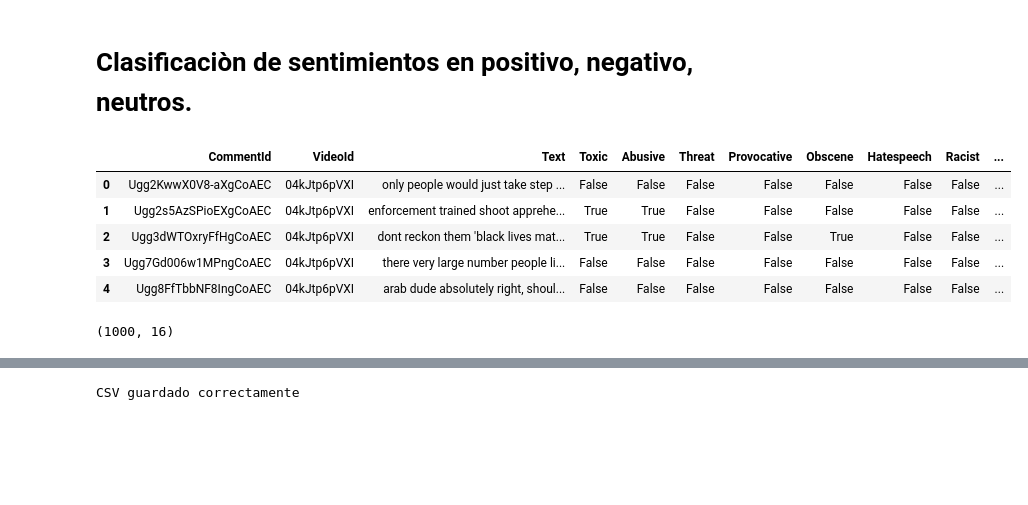
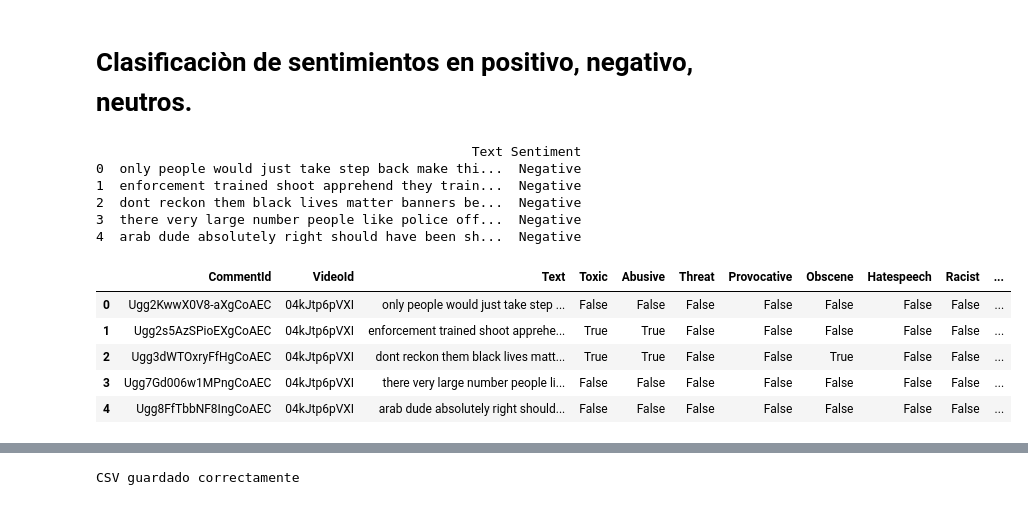
Before and after one commit to AI-School-F5-P3/NLPL2-YUTU, a Jupyter notebook: notebook/Youtube_eda.ipynb, the cells around one changed output, grey strips where cells are left out. Saved outputs shown, nothing was run; the diff lists cells and outputs as text; code cells hidden in the pictures; blank space fills up the shorter version.

```diff
--- a/notebook/Youtube_eda.ipynb
+++ b/notebook/Youtube_eda.ipynb
@@ -380,40 +421,46 @@ sia = SentimentIntensityAnalyzer()
 # %%
-# Función para determinar si el comentario es negativo basado en las columnas adicionales
+from vaderSentiment.vaderSentiment import SentimentIntensityAnalyzer
+
+# Inicializar el analizador de sentimiento
+sia = SentimentIntensityAnalyzer()
+
 def determine_sentiment(row):
-    # Listado de columnas a revisar
-    negative_columns = ['Toxic', 'Abusive', 'Threat',
-       'Provocative', 'Obscene', 'Hatespeech', 'Racist', 'Nationalist',
-       'Sexist', 'Homophobic', 'ReligiousHate', 'Radicalism']
+    # Listado de columnas que indican toxicidad
+    negative_columns = ['Toxic', 'Abusive', 'Threat', 'Provocative', 'Obscene',
+                        'Hatespeech', 'Racist', 'Nationalist', 'Sexist',
+                        'Homophobic', 'ReligiousHate', 'Radicalism']
 
-    # Si alguna de las columnas es True, clasificar como "Negative"
+    # Si alguna de las columnas de toxicidad es True, clasificar como "Negative"
     if row[negative_columns].any():
         return 'Negative'
 
-    # Si todas las columnas son False, usar la polaridad del análisis de sentimiento
+    # Si todas son False, determinar el sentimiento basado en el análisis de polaridad
     sentiment_score = sia.polarity_scores(row['Text'])['compound']
-    if sentiment_score > 0:
-        return 'Positive'
-    elif sentiment_score == 0:
-        return 'Neutral'
-    else:
-        return 'Negative'
 
-# Aplicar la función para determinar el sentimiento
+    # Clasificar como "Positive" o "Negative" según el puntaje de polaridad
+    return 'Positive' if sentiment_score > 0 else 'Negative'
+
+# Aplicar la función al DataFrame
 df['Sentiment'] = df.apply(determine_sentiment, axis=1)
 
 # Mostrar algunas filas para verificar el resultado
-df.head()
+print(df[['Text', 'Sentiment']].head())
 # %% [output]
-|  | CommentId | VideoId | Text | Toxic | Abusive | Threat | Provocative | Obscene | Hatespeech | Racist | ... |
-| 0 | Ugg2KwwX0V8-aXgCoAEC | 04kJtp6pVXI | only people would just take step ... | False | False | False | False | False | False | False | ... |
-| 1 | Ugg2s5AzSPioEXgCoAEC | 04kJtp6pVXI | enforcement trained shoot apprehe... | True | True | False | False | False | False | False | ... |
-| 2 | Ugg3dWTOxryFfHgCoAEC | 04kJtp6pVXI | dont reckon them 'black lives mat... | True | True | False | False | True | False | False | ... |
-| 3 | Ugg7Gd006w1MPngCoAEC | 04kJtp6pVXI | there very large number people li... | False | False | False | False | False | False | False | ... |
-| 4 | Ugg8FfTbbNF8IngCoAEC | 04kJtp6pVXI | arab dude absolutely right, shoul... | False | False | False | False | False | False | False | ... |
+                                                Text Sentiment
+0  only people would just take step back make thi...  Negative
+1  enforcement trained shoot apprehend they train...  Negative
+2  dont reckon them black lives matter banners be...  Negative
+3  there very large number people like police off...  Negative
+4  arab dude absolutely right should have been sh...  Negative
 # %%
-df.shape
+df.head()
 # %% [output]
-(1000, 16)
+|  | CommentId | VideoId | Text | Toxic | Abusive | Threat | Provocative | Obscene | Hatespeech | Racist | ... |
+| 0 | Ugg2KwwX0V8-aXgCoAEC | 04kJtp6pVXI | only people would just take step ... | False | False | False | False | False | False | False | ... |
+| 1 | Ugg2s5AzSPioEXgCoAEC | 04kJtp6pVXI | enforcement trained shoot apprehe... | True | True | False | False | False | False | False | ... |
+| 2 | Ugg3dWTOxryFfHgCoAEC | 04kJtp6pVXI | dont reckon them black lives matt... | True | True | False | False | True | False | False | ... |
+| 3 | Ugg7Gd006w1MPngCoAEC | 04kJtp6pVXI | there very large number people li... | False | False | False | False | False | False | False | ... |
+| 4 | Ugg8FfTbbNF8IngCoAEC | 04kJtp6pVXI | arab dude absolutely right should... | False | False | False | False | False | False | False | ... |
 # %%
 df['Sentiment'].unique()
 # %% [output]
```
Also changed, not shown: parts of 14 cells of this notebook, 2 other files.
